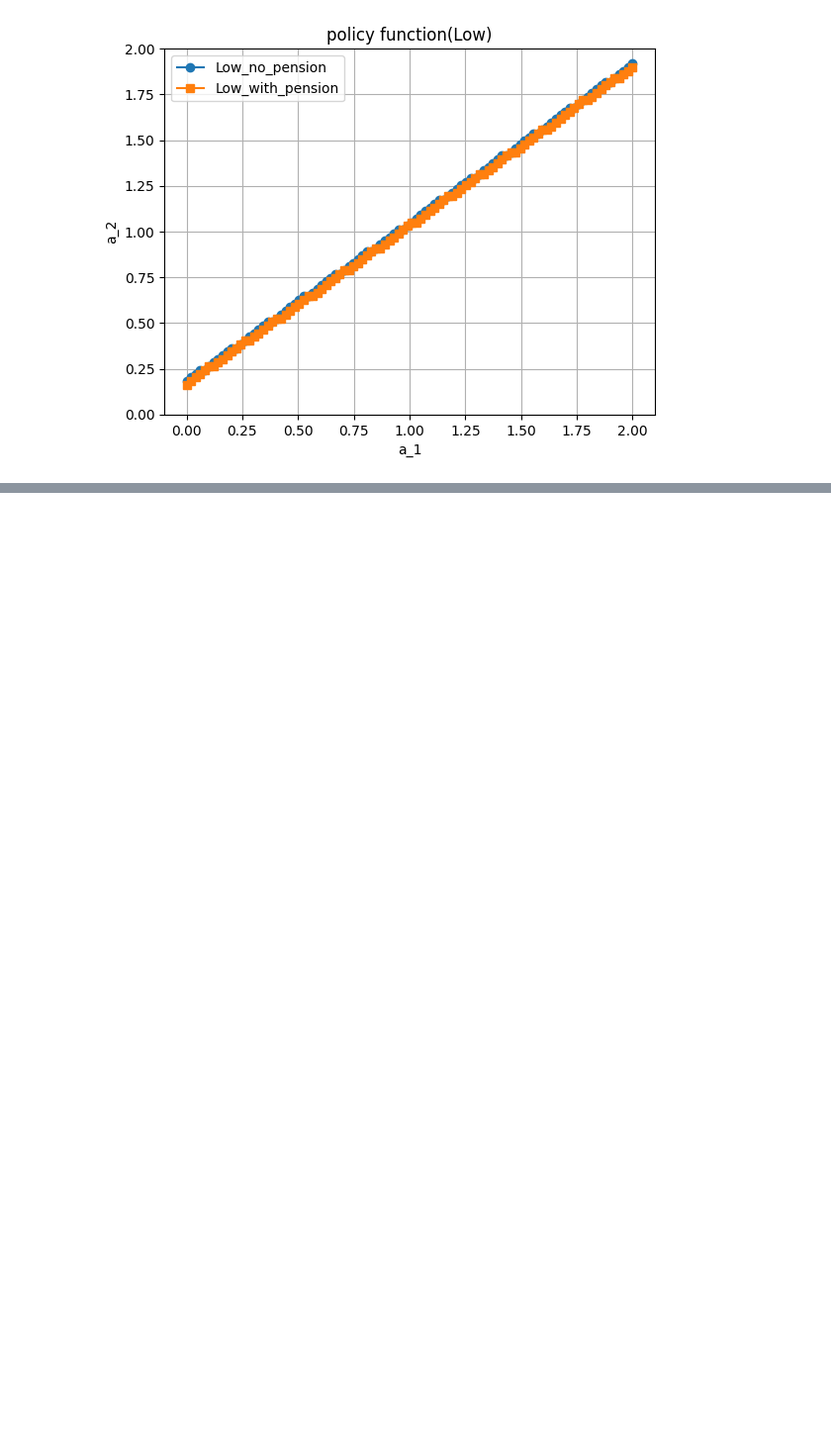
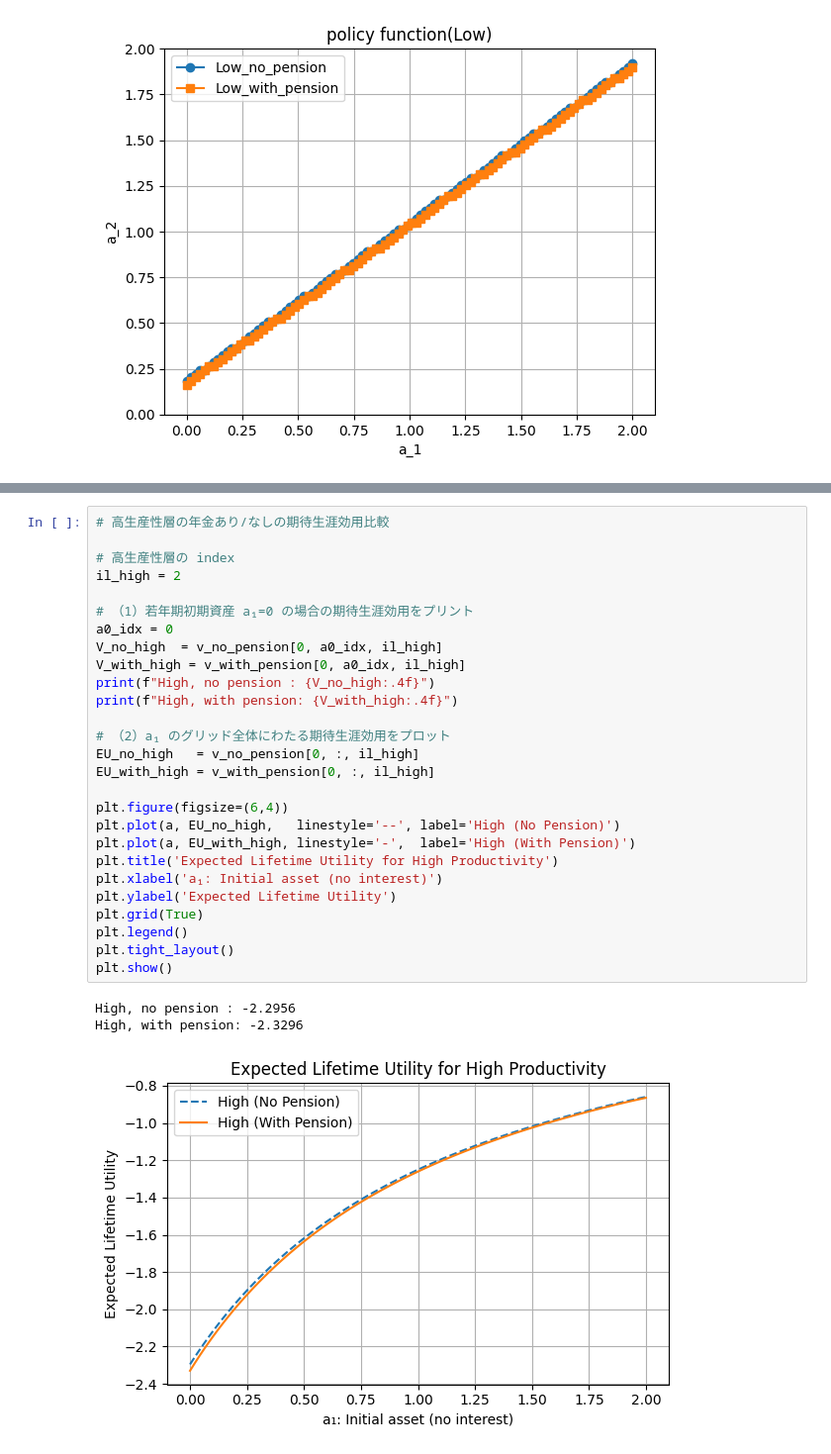
Before and after one commit to Shun1234321/keio-macro-second-half, a Jupyter notebook: final_project_quant_macro.ipynb, the cells around one changed output, grey strips where cells are left out. Shown: that part at 99% size. Saved outputs shown, nothing was run; the diff lists cells and outputs as text; blank space fills up the shorter version.

```diff
--- a/final_project_quant_macro.ipynb
+++ b/final_project_quant_macro.ipynb
@@ -257,0 +285,31 @@ plt.show()
+# %%
+# 高生産性層の年金あり/なしの期待生涯効用比較
+
+# 高生産性層の index
+il_high = 2
+
+# （1）若年期初期資産 a₁=0 の場合の期待生涯効用をプリント
+a0_idx = 0
+V_no_high  = v_no_pension[0, a0_idx, il_high]
+V_with_high = v_with_pension[0, a0_idx, il_high]
+print(f"High, no pension : {V_no_high:.4f}")
+print(f"High, with pension: {V_with_high:.4f}")
+
+# （2）a₁ のグリッド全体にわたる期待生涯効用をプロット
+EU_no_high   = v_no_pension[0, :, il_high]
+EU_with_high = v_with_pension[0, :, il_high]
+
+plt.figure(figsize=(6,4))
+plt.plot(a, EU_no_high,   linestyle='--', label='High (No Pension)')
+plt.plot(a, EU_with_high, linestyle='-',  label='High (With Pension)')
+plt.title('Expected Lifetime Utility for High Productivity')
+plt.xlabel('a₁: Initial asset (no interest)')
+plt.ylabel('Expected Lifetime Utility')
+plt.grid(True)
+plt.legend()
+plt.tight_layout()
+plt.show()
+# %% [output]
+High, no pension : -2.2956
+High, with pension: -2.3296
+[figure, added]
```
Also changed, not shown: parts of 2 cells of this notebook.
